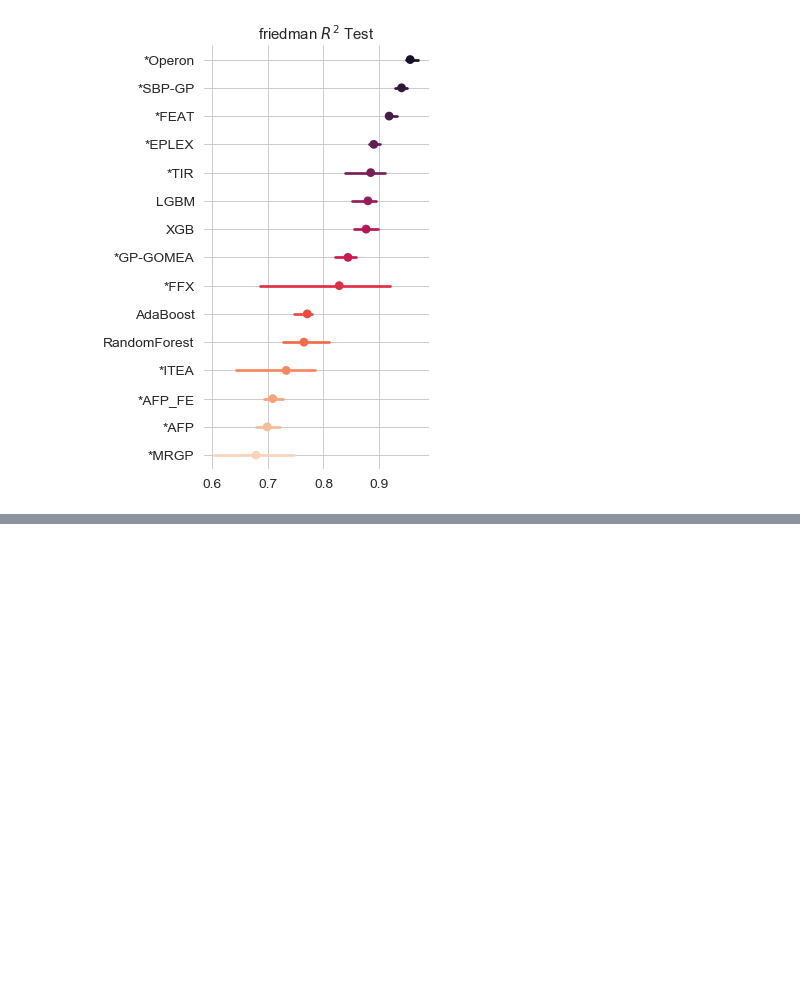
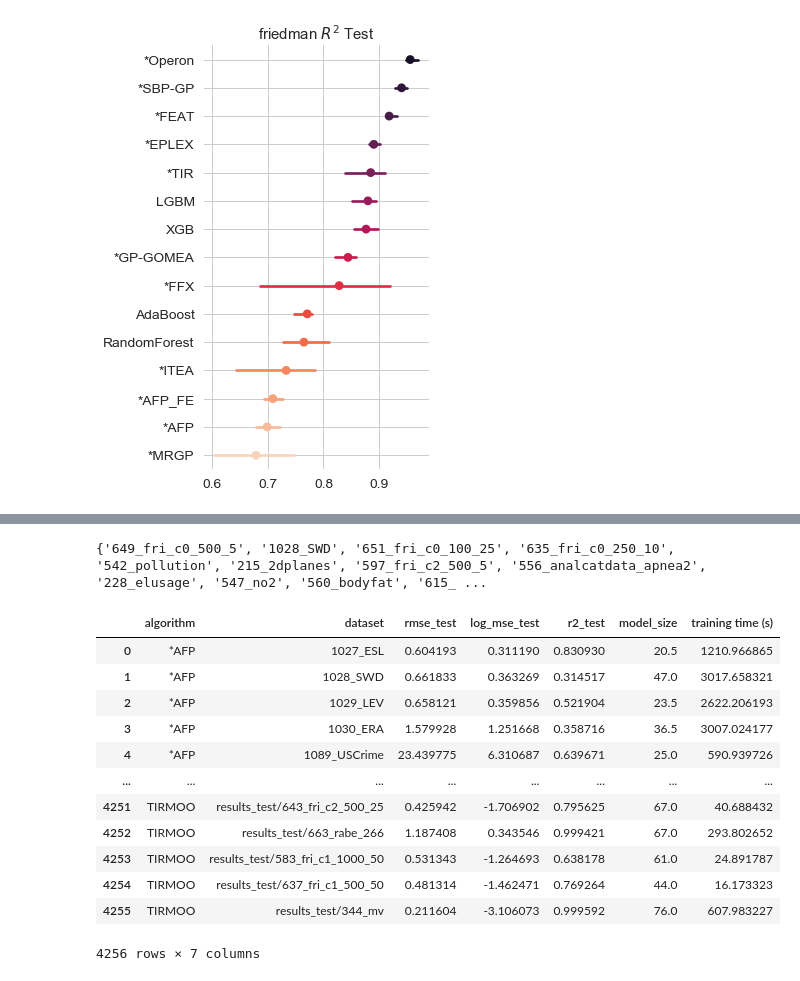
Before and after one commit to folivetti/tir, a Jupyter notebook: srbench/results/Results.ipynb, the cells around one changed output, grey strips where cells are left out. Drawn from its saved outputs; the diff is of its cells as text; code cells hidden in the pictures; blank space fills up the shorter version.

```diff
--- a/srbench/results/Results.ipynb
+++ b/srbench/results/Results.ipynb
@@ -401,0 +408,24 @@ cd_plot(df_plotPenalty[~df_plotPenalty.dataset.str.contains("_fri_")],"figs/cd_n
+# %%
+moo2 = pd.pivot_table(df_plotPenalty[(df_plotPenalty.algorithm == "TIRMOO2") | (df_plotPenalty.algorithm == "*TIR-points")], index='algorithm', columns=['dataset'], values='r2_test')
+serie = moo2.loc["*TIR-points"] > moo2.loc["TIRMOO2"]
+test = {k for k, v in serie.iteritems() if v}
+
+print(test)
+# %% [output]
+{'649_fri_c0_500_5', '1028_SWD', '651_fri_c0_100_25', '635_fri_c0_250_10', '542_pollution', '215_2dplanes', '597_fri_c2_500_5', '556_analcatdata_apnea2', '228_elusage', '547_no2', '560_bodyfat', '615_ ...
+# %%
+df_plotPenalty
+# %% [output]
+|  | algorithm | dataset | rmse_test | log_mse_test | r2_test | model_size | training time (s) |
+| 0 | *AFP | 1027_ESL | 0.604193 | 0.311190 | 0.830930 | 20.5 | 1210.966865 |
+| 1 | *AFP | 1028_SWD | 0.661833 | 0.363269 | 0.314517 | 47.0 | 3017.658321 |
+| 2 | *AFP | 1029_LEV | 0.658121 | 0.359856 | 0.521904 | 23.5 | 2622.206193 |
+| 3 | *AFP | 1030_ERA | 1.579928 | 1.251668 | 0.358716 | 36.5 | 3007.024177 |
+| 4 | *AFP | 1089_USCrime | 23.439775 | 6.310687 | 0.639671 | 25.0 | 590.939726 |
+| ... | ... | ... | ... | ... | ... | ... | ... |
+| 4251 | TIRMOO | results_test/643_fri_c2_500_25 | 0.425942 | -1.706902 | 0.795625 | 67.0 | 40.688432 |
+| 4252 | TIRMOO | results_test/663_rabe_266 | 1.187408 | 0.343546 | 0.999421 | 67.0 | 293.802652 |
+| 4253 | TIRMOO | results_test/583_fri_c1_1000_50 | 0.531343 | -1.264693 | 0.638178 | 61.0 | 24.891787 |
+| 4254 | TIRMOO | results_test/637_fri_c1_500_50 | 0.481314 | -1.462471 | 0.769264 | 44.0 | 16.173323 |
+| 4255 | TIRMOO | results_test/344_mv | 0.211604 | -3.106073 | 0.999592 | 76.0 | 607.983227 |
+4256 rows × 7 columns
```
Also changed, not shown: parts of 7 cells of this notebook, 22 other files.
